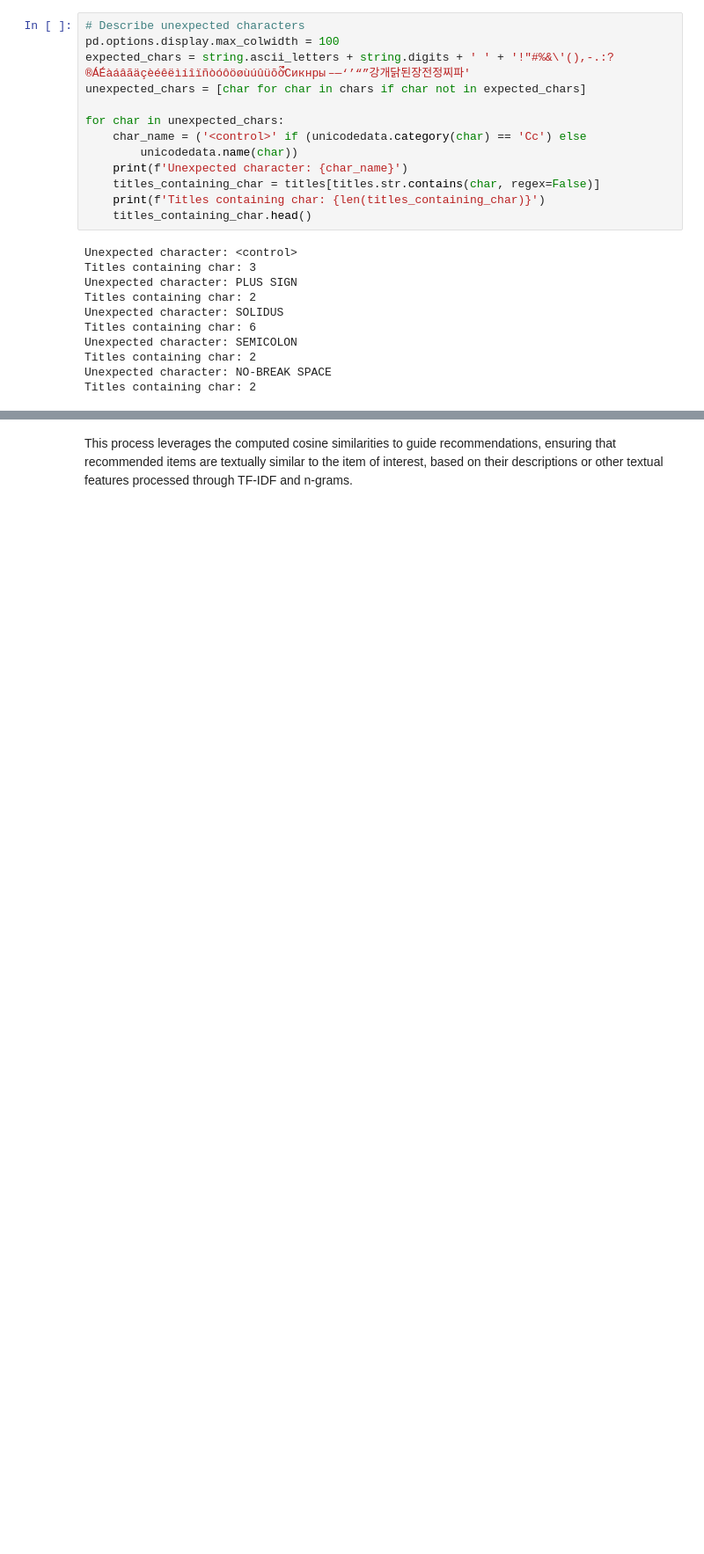
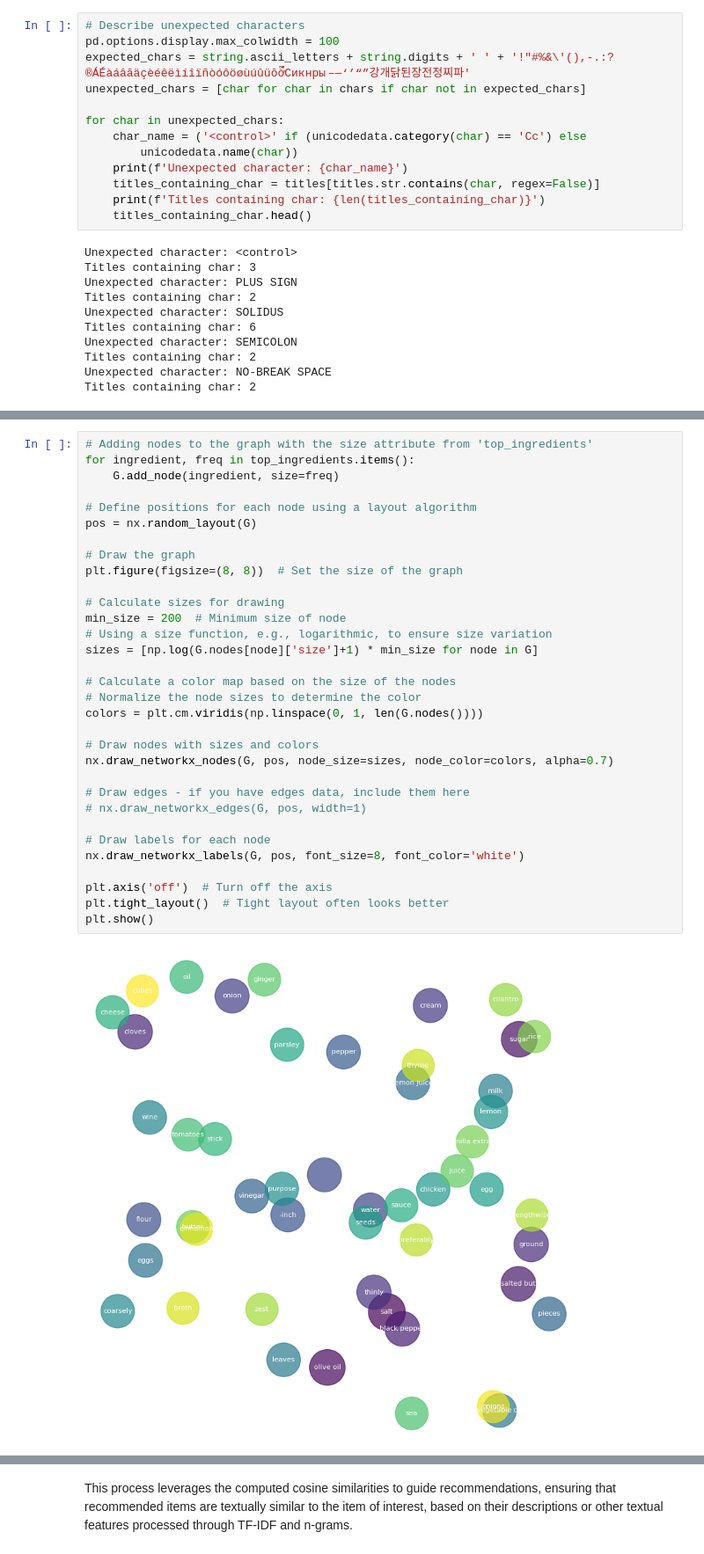
Before and after one commit to Jyotheekiran/NutriRec, a Jupyter notebook: Jyothi_NLP_CW1.ipynb, the cells around one changed output, grey strips where cells are left out. Shown at 88% size. Saved outputs shown, nothing was run; the diff lists cells and outputs as text; blank space fills up the shorter version.

```diff
--- a/Jyothi_NLP_CW1.ipynb
+++ b/Jyothi_NLP_CW1.ipynb
@@ -521,0 +511,34 @@ For a Given Item: To find items similar to a given item, look at the row or colu
+# %%
+# Adding nodes to the graph with the size attribute from 'top_ingredients'
+for ingredient, freq in top_ingredients.items():
+    G.add_node(ingredient, size=freq)
+
+# Define positions for each node using a layout algorithm
+pos = nx.random_layout(G)
+
+# Draw the graph
+plt.figure(figsize=(8, 8))  # Set the size of the graph
+
+# Calculate sizes for drawing
+min_size = 200  # Minimum size of node
+# Using a size function, e.g., logarithmic, to ensure size variation
+sizes = [np.log(G.nodes[node]['size']+1) * min_size for node in G]
+
+# Calculate a color map based on the size of the nodes
+# Normalize the node sizes to determine the color
+colors = plt.cm.viridis(np.linspace(0, 1, len(G.nodes())))
+
+# Draw nodes with sizes and colors
+nx.draw_networkx_nodes(G, pos, node_size=sizes, node_color=colors, alpha=0.7)
+
+# Draw edges - if you have edges data, include them here
+# nx.draw_networkx_edges(G, pos, width=1)
+
+# Draw labels for each node
+nx.draw_networkx_labels(G, pos, font_size=8, font_color='white')
+
+plt.axis('off')  # Turn off the axis
+plt.tight_layout()  # Tight layout often looks better
+plt.show()
+# %% [output]
+[figure, added]
```
Also changed, not shown: parts of 99 cells of this notebook, 1 other file.
